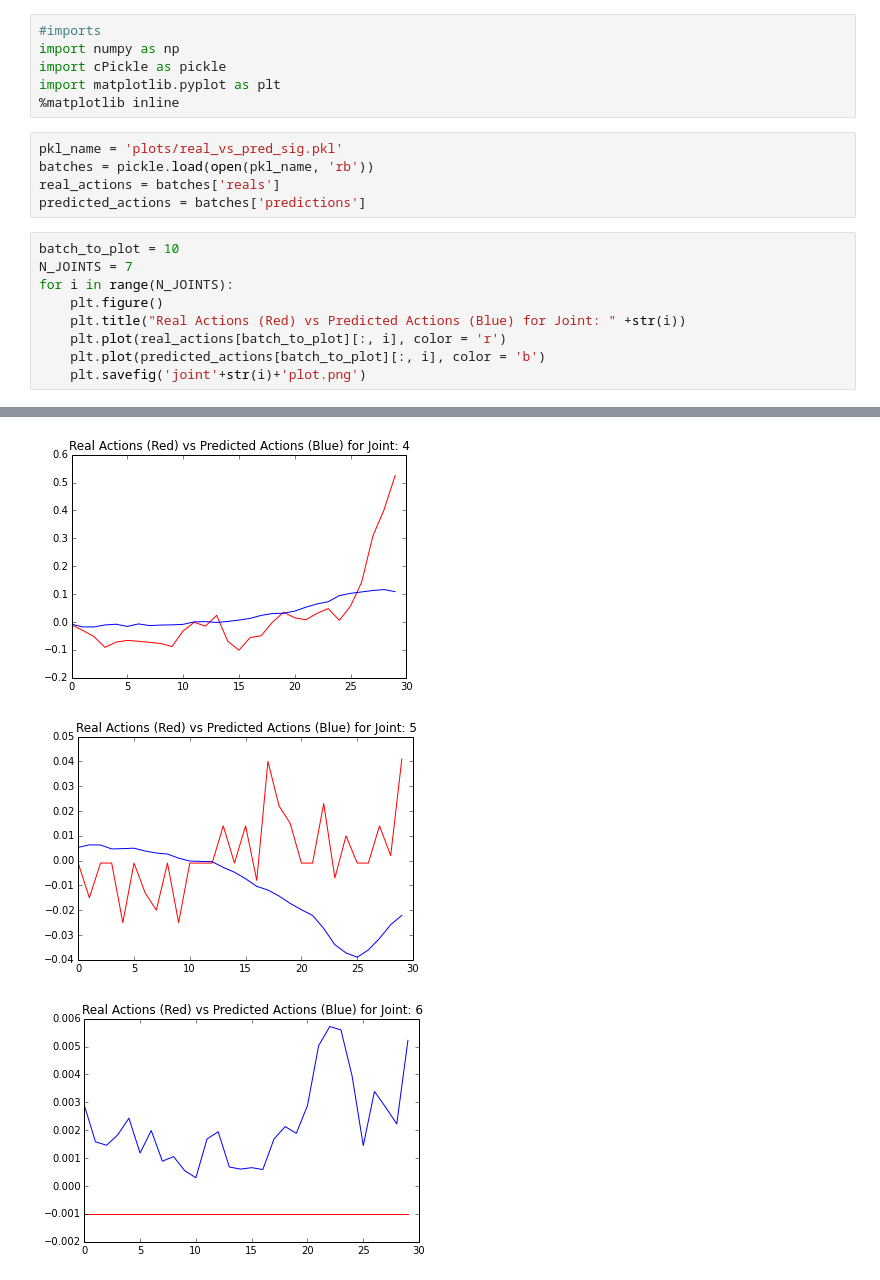
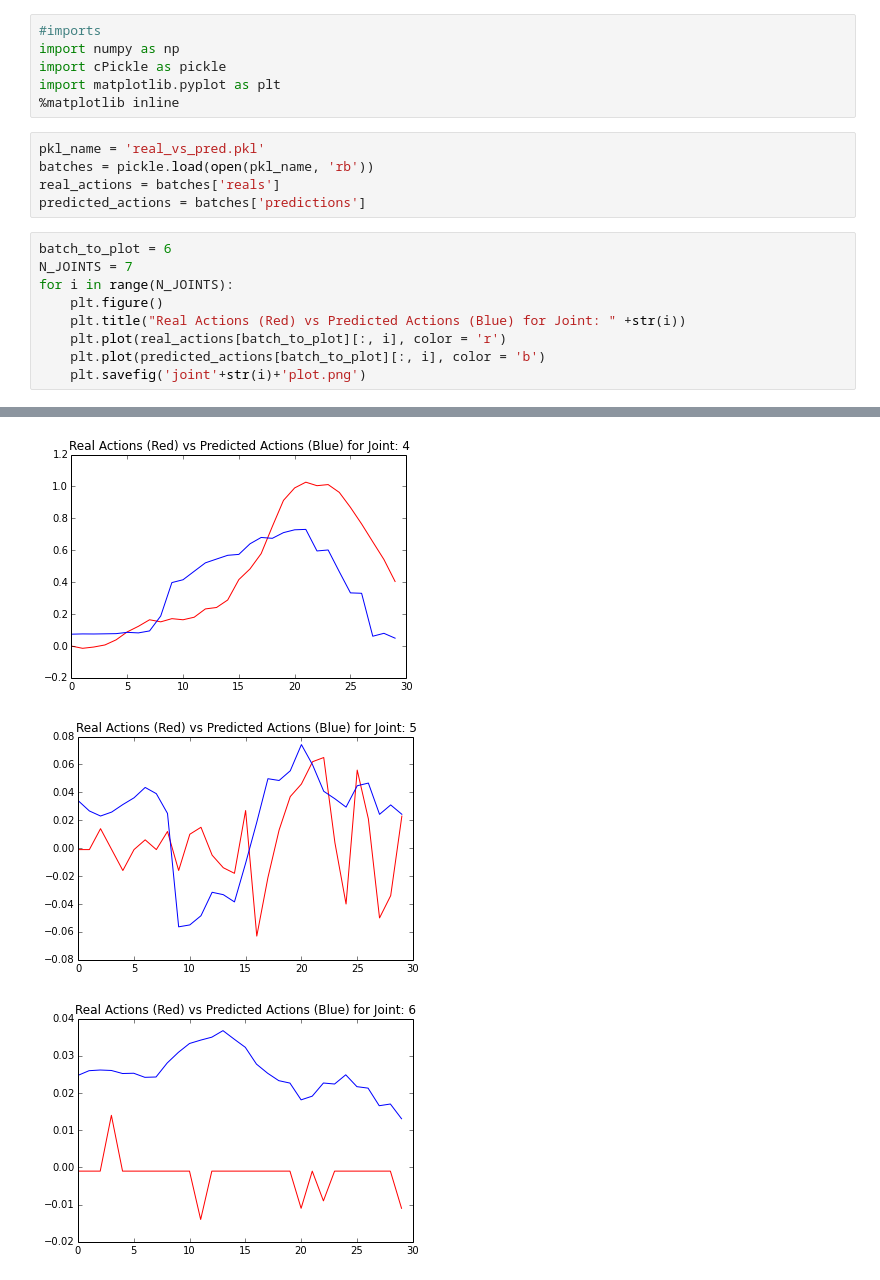
Before and after one commit to SudeepDasari/SawyerImitation, a Jupyter notebook: plot_pred_vs_real.ipynb, the cells around one changed output, grey strips where cells are left out. Drawn from its saved outputs; the diff is of its cells as text.

```diff
--- a/plot_pred_vs_real.ipynb
+++ b/plot_pred_vs_real.ipynb
@@ -8,12 +8,12 @@ import cPickle as pickle
 import matplotlib.pyplot as plt
 %matplotlib inline
 # %%
-pkl_name = 'plots/real_vs_pred_sig.pkl'
+pkl_name = 'real_vs_pred.pkl'
 batches = pickle.load(open(pkl_name, 'rb'))
 real_actions = batches['reals']
 predicted_actions = batches['predictions']
 # %%
-batch_to_plot = 10
+batch_to_plot = 6
 N_JOINTS = 7
 for i in range(N_JOINTS):
     plt.figure()
@@ -29,3 +29,3 @@ for i in range(N_JOINTS):
-[figure, old version]
+[figure, new version]
-[figure, old version]
+[figure, new version]
-[figure, old version]
+[figure, new version]
```
Also changed, not shown: parts of 1 cell of this notebook, 8 other files.
